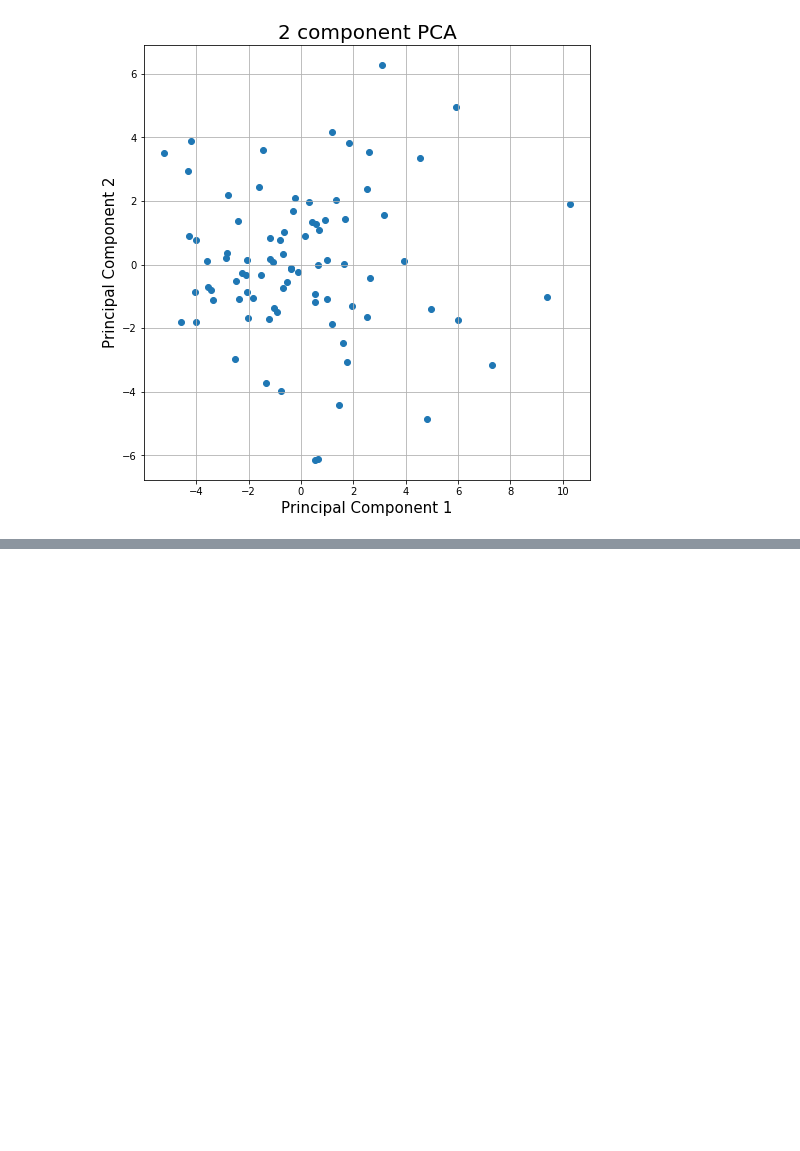
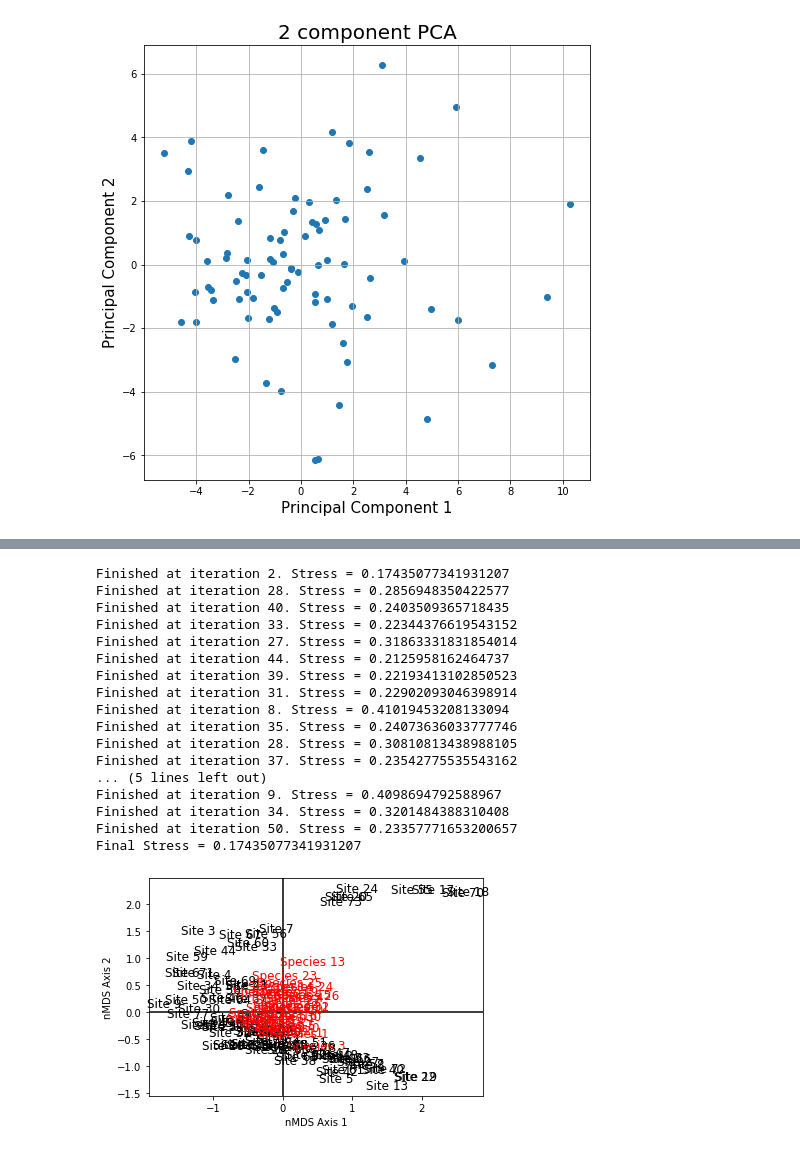
Before and after one commit to comaecliptic/music_project, a Jupyter notebook: ordinations.ipynb, the cells around one changed output, grey strips where cells are left out. Cells and saved outputs as stored; diff of their text form; code cells hidden in the pictures; blank space fills up the shorter version.

```diff
--- a/ordinations.ipynb
+++ b/ordinations.ipynb
@@ -463,0 +120,25 @@ array([[-4.06822838e-01, -7.08902055e-01],
+# %%
+
+nmds_df = df.iloc[1:, 1:].values**2
+nmds_df_D = ep.distance(nmds_df, 'bray')
+musicMDS = ep.MDS(nmds_df_D)
+musicMDS.biplot(descriptors=nmds_df)
+# %% [output]
+Finished at iteration 2. Stress = 0.17435077341931207
+Finished at iteration 28. Stress = 0.2856948350422577
+Finished at iteration 40. Stress = 0.2403509365718435
+Finished at iteration 33. Stress = 0.22344376619543152
+Finished at iteration 27. Stress = 0.31863331831854014
+Finished at iteration 44. Stress = 0.2125958162464737
+Finished at iteration 39. Stress = 0.22193413102850523
+Finished at iteration 31. Stress = 0.22902093046398914
+Finished at iteration 8. Stress = 0.41019453208133094
+Finished at iteration 35. Stress = 0.24073636033777746
+Finished at iteration 28. Stress = 0.30810813438988105
+Finished at iteration 37. Stress = 0.23542775535543162
+... (5 lines left out)
+Finished at iteration 9. Stress = 0.4098694792588967
+Finished at iteration 34. Stress = 0.3201484388310408
+Finished at iteration 50. Stress = 0.23357771653200657
+Final Stress = 0.17435077341931207
+[figure, added]
```
Also changed, not shown: parts of 36 cells of this notebook.
